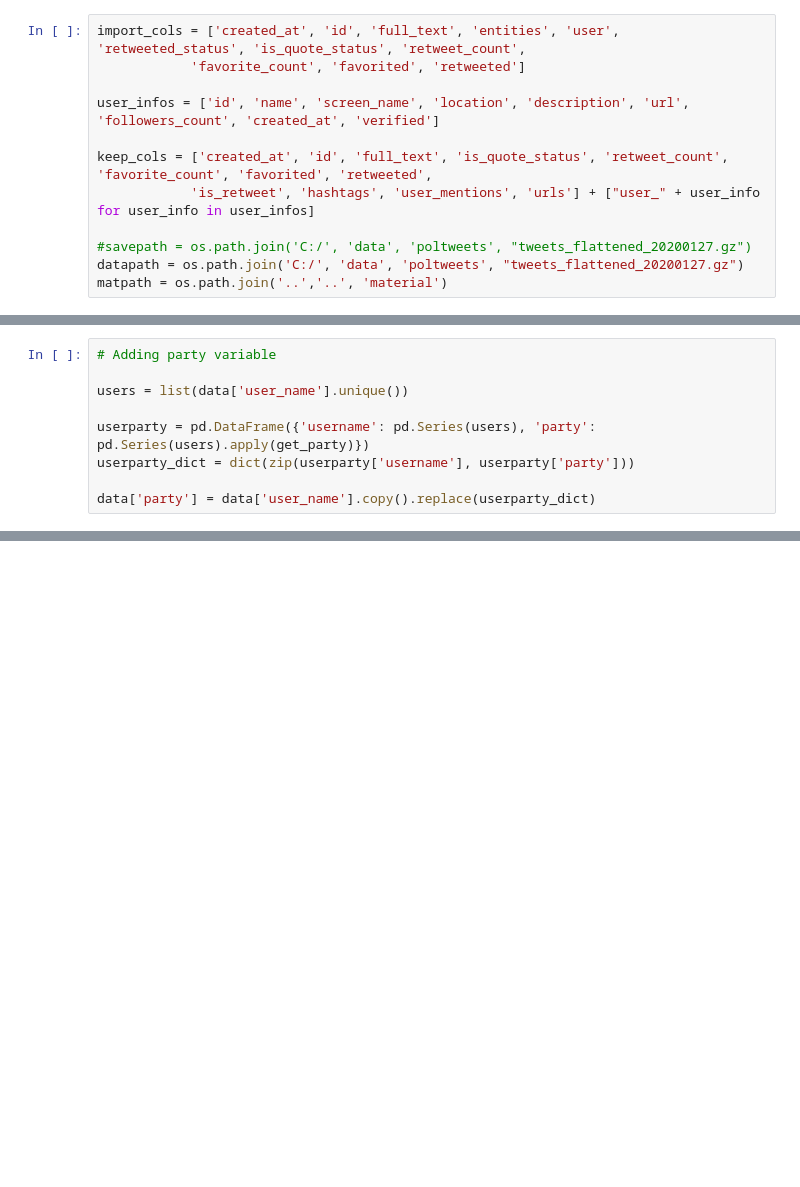
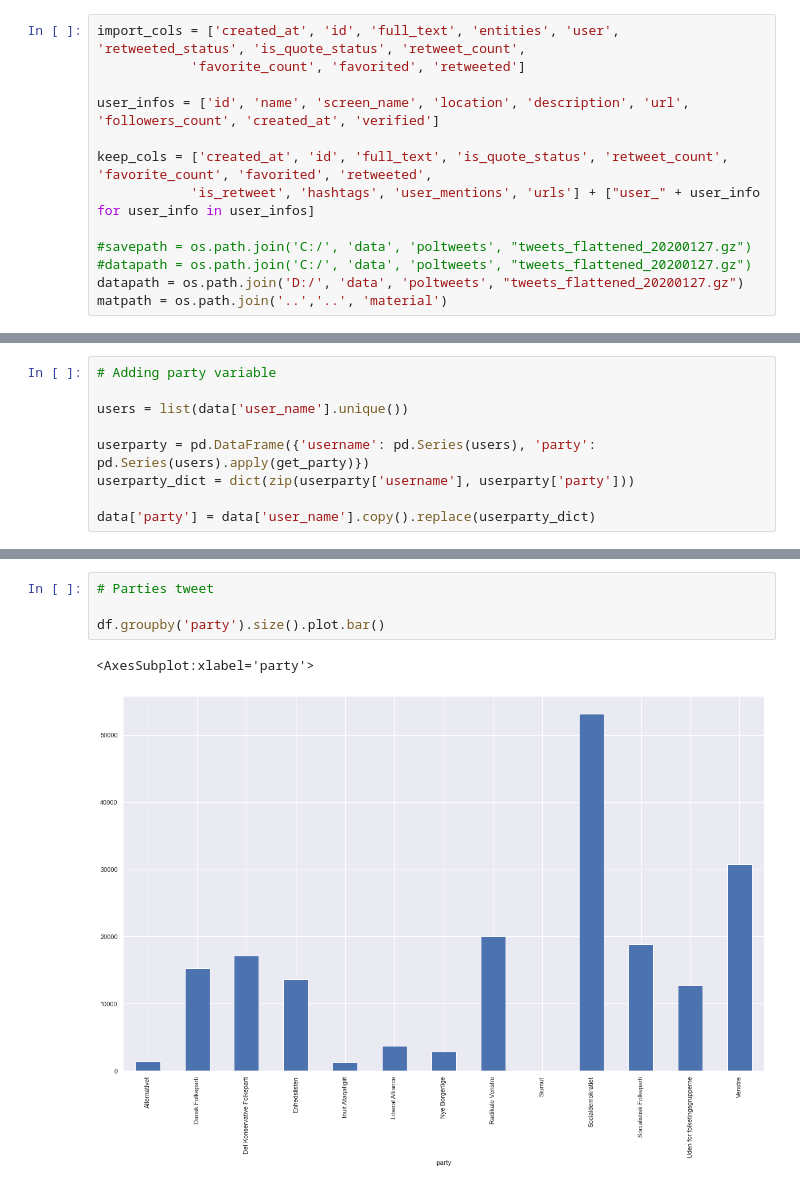
Before and after one commit to CALDISS-AAU/project_pol-media-use, a Jupyter notebook: notebooks/analyze/climate-talk.ipynb, the cells around one changed output, grey strips where cells are left out. Saved outputs shown, nothing was run; the diff lists cells and outputs as text; blank space fills up the shorter version.

```diff
--- a/notebooks/analyze/climate-talk.ipynb
+++ b/notebooks/analyze/climate-talk.ipynb
@@ -28,7 +30,8 @@ keep_cols = ['created_at', 'id', 'full_text', 'is_quote_status', 'retweet_count'
             'is_retweet', 'hashtags', 'user_mentions', 'urls'] + ["user_" + user_info for user_info in user_infos]
 
 #savepath = os.path.join('C:/', 'data', 'poltweets', "tweets_flattened_20200127.gz")
-datapath = os.path.join('C:/', 'data', 'poltweets', "tweets_flattened_20200127.gz")
+#datapath = os.path.join('C:/', 'data', 'poltweets', "tweets_flattened_20200127.gz")
+datapath = os.path.join('D:/', 'data', 'poltweets', "tweets_flattened_20200127.gz")
 matpath = os.path.join('..','..', 'material')
 # %%
 nlp = stanza.Pipeline('da', processors = 'tokenize,pos') # no sentiment analysis for Danish
@@ -155,0 +154,7 @@ plt.show()
+# %%
+# Parties tweet
+
+df.groupby('party').size().plot.bar()
+# %% [output]
+<AxesSubplot:xlabel='party'>
+[figure, added]
```
Also changed, not shown: parts of 37 cells of this notebook, 3 other files.
